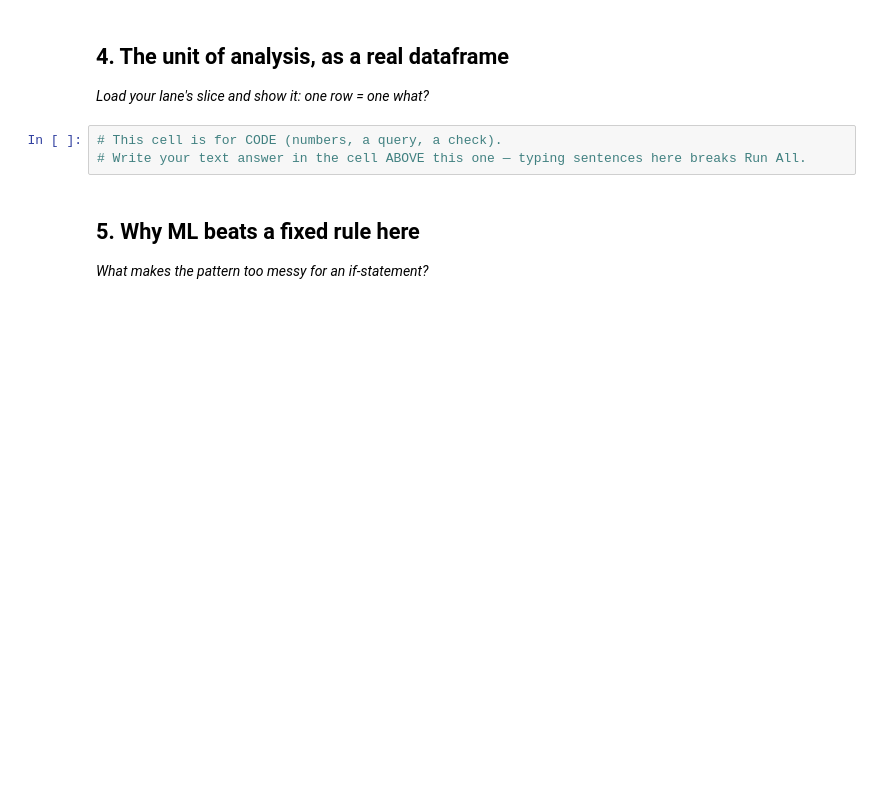
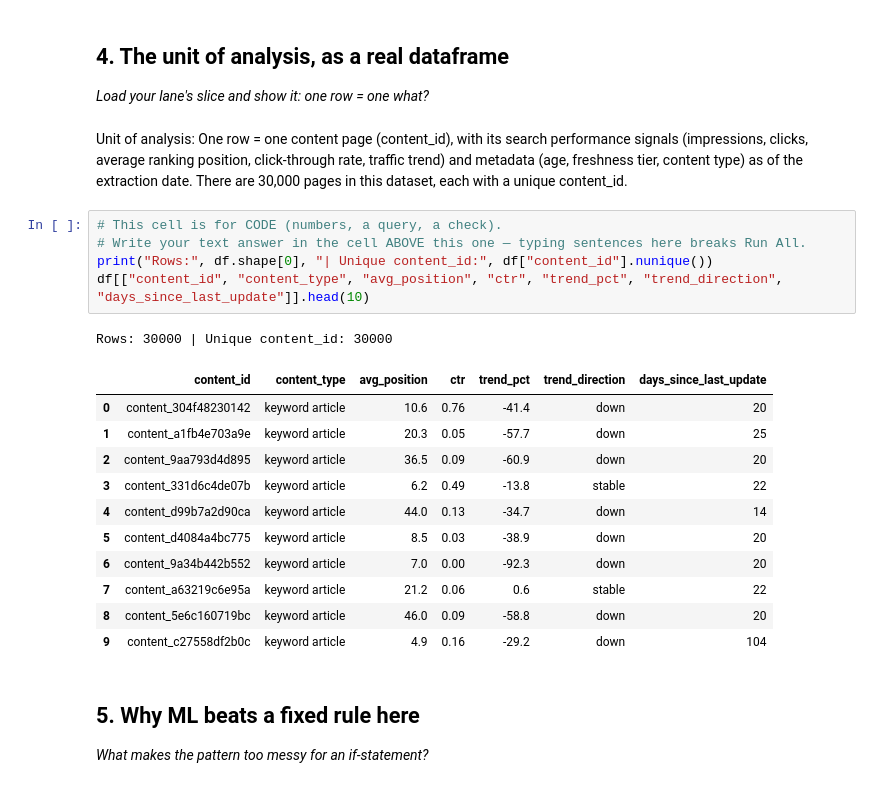
Before and after one commit to Muhammadfahadkhan-max/Week-01-ML-FlyRank-AI-, a Jupyter notebook: work/notebooks/w02_ml_task_framing.ipynb, the cells around one changed output. Cells and saved outputs as stored; diff of their text form; blank space fills up the shorter version.

```diff
--- a/work/notebooks/w02_ml_task_framing.ipynb
+++ b/work/notebooks/w02_ml_task_framing.ipynb
@@ -55,9 +104,26 @@ FileNotFoundError: [Errno 2] No such file or directory: 'data/raw/content_refres
 ## 4. The unit of analysis, as a real dataframe
 
 *Load your lane's slice and show it: one row = one what?*
+# %% [markdown]
+Unit of analysis: One row = one content page (content_id), with its search performance signals (impressions, clicks, average ranking position, click-through rate, traffic trend) and metadata (age, freshness tier, content type) as of the extraction date. There are 30,000 pages in this dataset, each with a unique content_id.
 # %%
 # This cell is for CODE (numbers, a query, a check).
 # Write your text answer in the cell ABOVE this one — typing sentences here breaks Run All.
+print("Rows:", df.shape[0], "| Unique content_id:", df["content_id"].nunique())
+df[["content_id", "content_type", "avg_position", "ctr", "trend_pct", "trend_direction", "days_since_last_update"]].head(10)
+# %% [output]
+Rows: 30000 | Unique content_id: 30000
+|  | content_id | content_type | avg_position | ctr | trend_pct | trend_direction | days_since_last_update |
+| 0 | content_304f48230142 | keyword article | 10.6 | 0.76 | -41.4 | down | 20 |
+| 1 | content_a1fb4e703a9e | keyword article | 20.3 | 0.05 | -57.7 | down | 25 |
+| 2 | content_9aa793d4d895 | keyword article | 36.5 | 0.09 | -60.9 | down | 20 |
+| 3 | content_331d6c4de07b | keyword article | 6.2 | 0.49 | -13.8 | stable | 22 |
+| 4 | content_d99b7a2d90ca | keyword article | 44.0 | 0.13 | -34.7 | down | 14 |
+| 5 | content_d4084a4bc775 | keyword article | 8.5 | 0.03 | -38.9 | down | 20 |
+| 6 | content_9a34b442b552 | keyword article | 7.0 | 0.00 | -92.3 | down | 20 |
+| 7 | content_a63219c6e95a | keyword article | 21.2 | 0.06 | 0.6 | stable | 22 |
+| 8 | content_5e6c160719bc | keyword article | 46.0 | 0.09 | -58.8 | down | 20 |
+| 9 | content_c27558df2b0c | keyword article | 4.9 | 0.16 | -29.2 | down | 104 |
 # %% [markdown]
 ## 5. Why ML beats a fixed rule here
 
```
Also changed, not shown: parts of 5 cells of this notebook.
